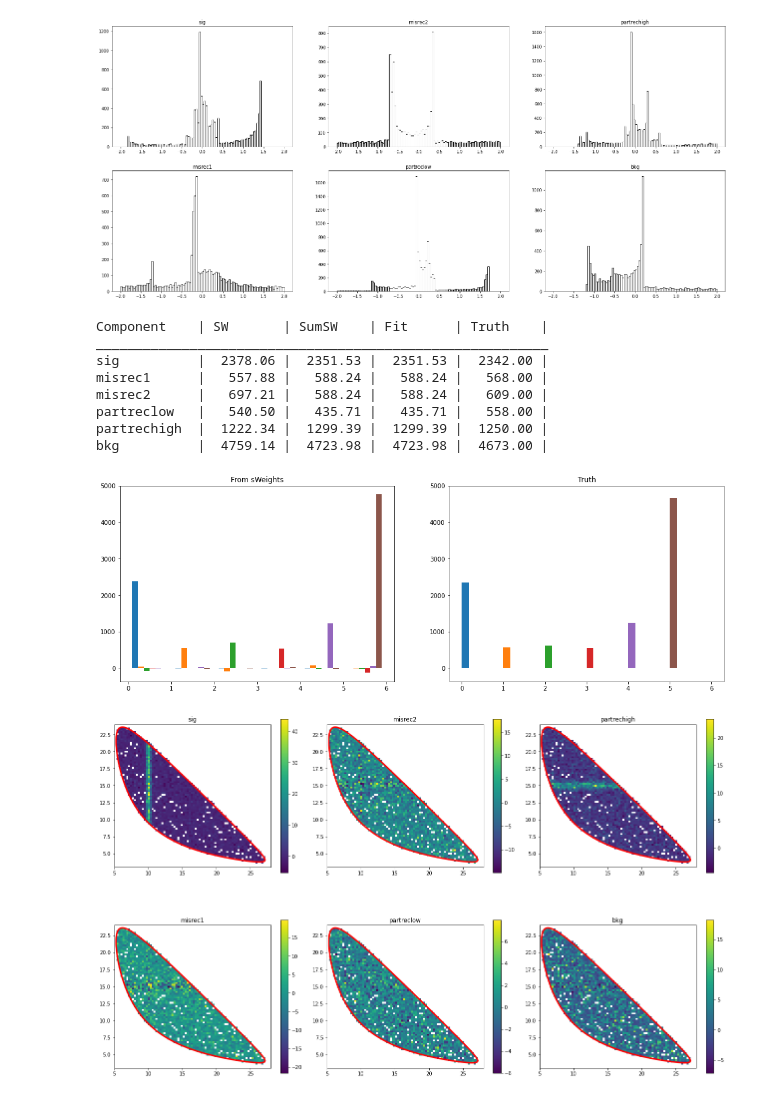
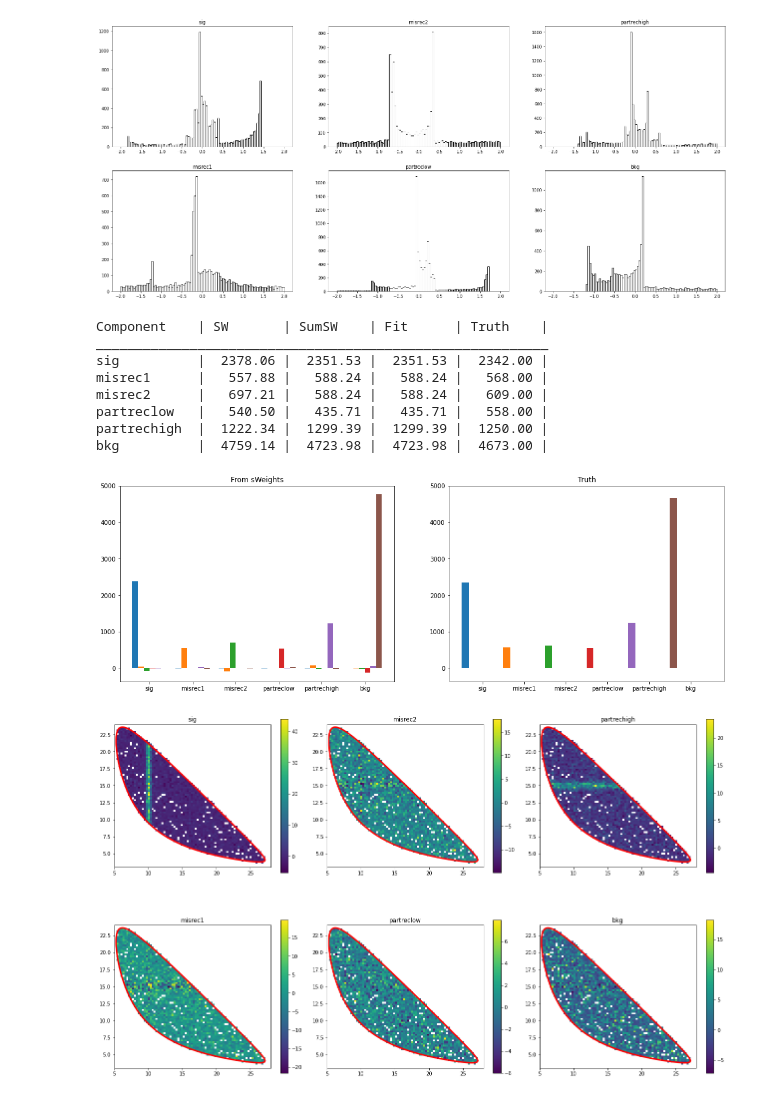
Before and after one commit to matthewkenzie/sweights, a Jupyter notebook: sweight_advanced_study.ipynb, the cells around one changed output. Saved outputs shown, nothing was run; the diff lists cells and outputs as text; code cells hidden in the pictures.

```diff
--- a/sweight_advanced_study.ipynb
+++ b/sweight_advanced_study.ipynb
@@ -436,34 +436,40 @@ for i, comp in enumerate(compnames):
 # %%
 ### Now look at sweighted distributions of ctrl variables
 
 fig, ax = plt.subplots(1,2,figsize=(18,6))
 
+xlabpos = [ i+0.5 for i in range(len(compnames)) ]
+
 dum1 = ax[0].hist( [data['ctrl'].to_numpy() for i in compnames], bins=6, range=(0,6), weights=[sw.getWeight(i, data['mass'].to_numpy()) for i, comp in enumerate(compnames)])
 ax[0].set_title("From sWeights")
+ax[0].set_xticks(xlabpos)
+ax[0].set_xticklabels(compnames)
 
 dum2 = ax[1].hist( tuple( data[data['ctrl']==i]['ctrl'].to_numpy() for i in reversed(range(len(compnames))) ) , bins=36, range=(0,6), stacked=True, color=tuple(reversed(cols)), label=tuple(reversed(compnames)))
 ax[1].set_ylim(ax[0].get_ylim())
 ax[1].set_title("Truth")
+ax[1].set_xticks(xlabpos)
+ax[1].set_xticklabels(compnames)
 
 head = '{:12s} | {:8s} | {:8s} | {:8s} | {:8s} |'.format('Component','SW','SumSW','Fit','Truth')
 print(head)
 print( '_'.join([ '' for i in range(len(head)+1) ]))
 for i, comp in enumerate(compnames):
     print('{:12s} |'.format(comp),
           '{:8.2f} |'.format(dum1[0][i][i]),
           '{:8.2f} |'.format(sum(dum1[0][i])),
           '{:8.2f} |'.format(abs_ylds[comp]),
           '{:8.2f} |'.format(dum2[0][-1][i*6]))
 # %% [output]
 Component    | SW       | SumSW    | Fit      | Truth    |
 __________________________________________________________
 sig          |  2378.06 |  2351.53 |  2351.53 |  2342.00 |
 misrec1      |   557.88 |   588.24 |   588.24 |   568.00 |
 misrec2      |   697.21 |   588.24 |   588.24 |   609.00 |
 partreclow   |   540.50 |   435.71 |   435.71 |   558.00 |
 partrechigh  |  1222.34 |  1299.39 |  1299.39 |  1250.00 |
 bkg          |  4759.14 |  4723.98 |  4723.98 |  4673.00 |
-[figure, old version]
+[figure, new version]
 # %%
 # dalitz plots of ctrl variables
 from matplotlib import colors
```
Also changed, not shown: parts of 7 cells of this notebook.
